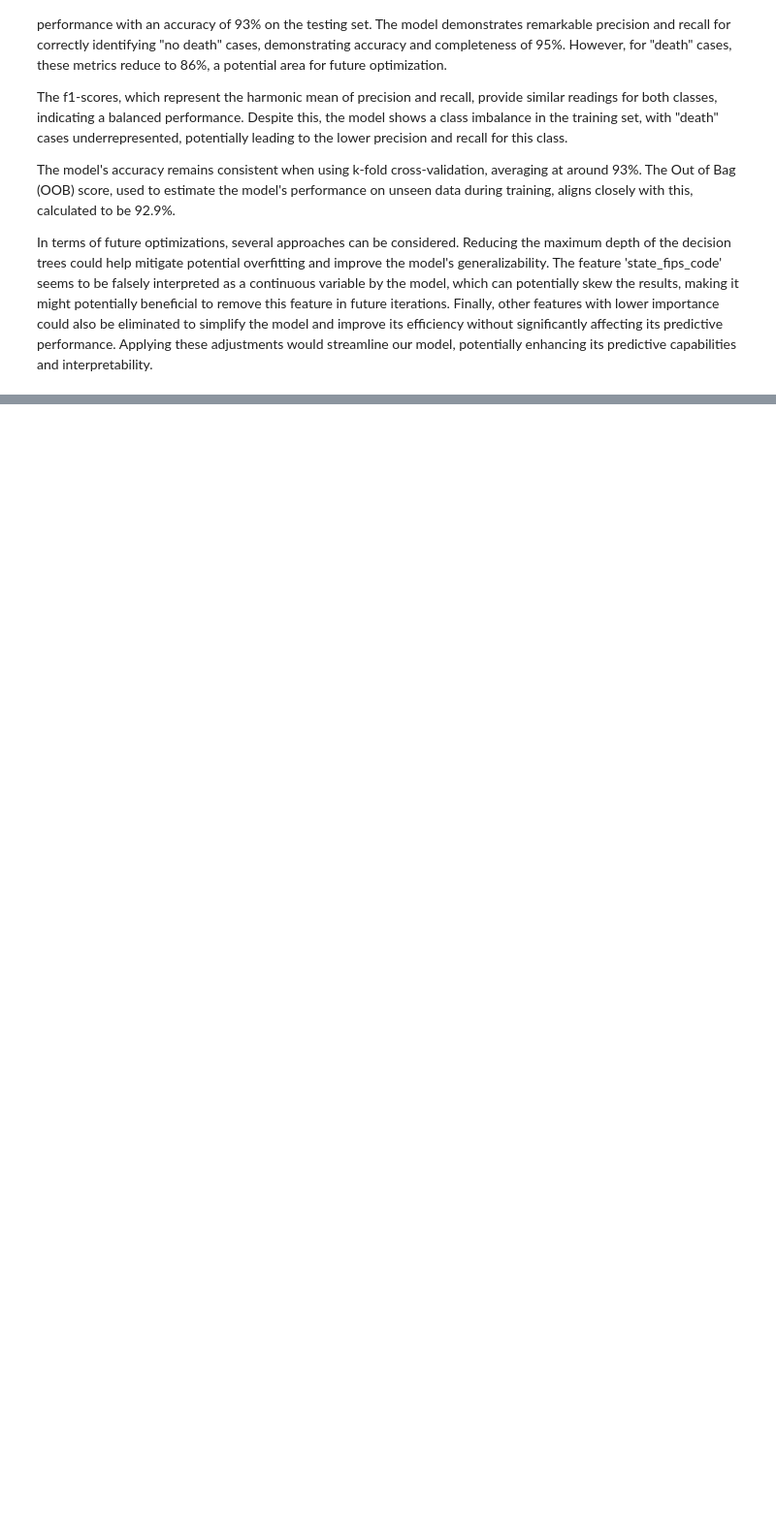
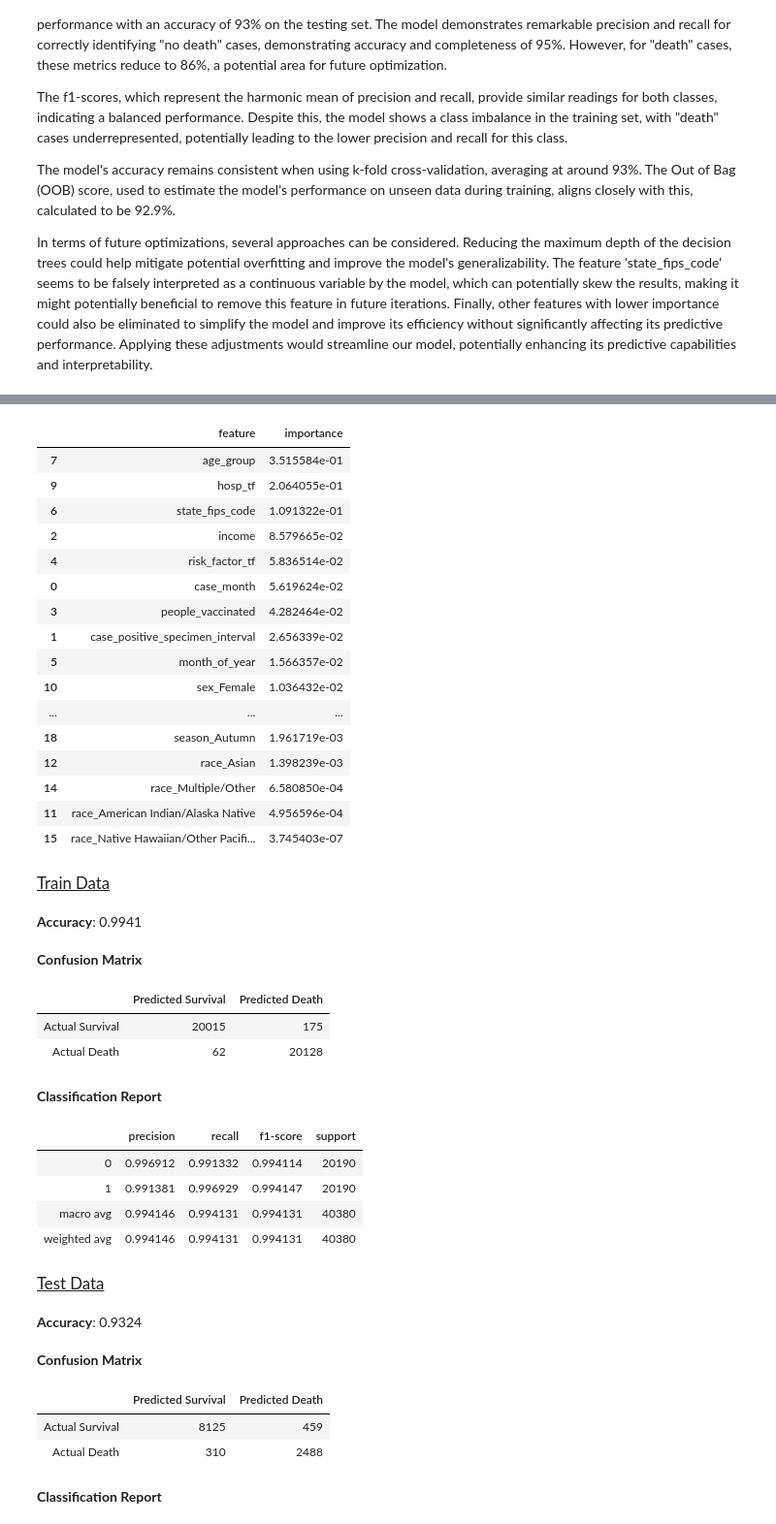
Before and after one commit to tlopesx/Assignment-2, a Jupyter notebook: 22202398_Submission/22202398-Homework2-Notebook.ipynb, the cells around one changed output, grey strips where cells are left out. Shown at 97% size. Cells and saved outputs as stored; diff of their text form; code cells hidden in the pictures; blank space fills up the shorter version.

```diff
--- a/22202398_Submission/22202398-Homework2-Notebook.ipynb
+++ b/22202398_Submission/22202398-Homework2-Notebook.ipynb
@@ -2317,0 +2334,21 @@ In terms of future optimizations, several approaches can be considered. Reducing
+# %%
+def train_and_evaluate_random_forest(X_train, y_train, n_estimators=100, max_features='auto', max_depth=None, X_test=X_test):
+    # Train RF with specified number of trees and max features
+    rfc = RandomForestClassifier(n_estimators=n_estimators, max_features=max_features, max_depth=max_depth, oob_score=True, random_state=1)
+    rfc.fit(X_train, y_train)
+
+    # Show the feature importance
+    importance = pd.DataFrame({'feature': X_train.columns, 'importance': rfc.feature_importances_})
+    display(importance.sort_values('importance', ascending=False))
+
+    # Using the trained model, on in-sample data (same sample used for training and test), print actual vs predicted values
+    rfc_predictions_train = rfc.predict(X_train)
+    df_true_vs_rfc_predicted_train = pd.DataFrame({'ActualClass': y_train, 'PredictedClass': rfc_predictions_train})
+
+    # Using the trained model, on out-of-sample data (test set), print actual vs predicted values
+    rfc_predictions_test = rfc.predict(X_test)
+    df_true_vs_rfc_predicted_test = pd.DataFrame({'ActualClass': y_test, 'PredictedClass': rfc_predictions_test})
+
+    # Display classification measures
+    evaluate_classification('Train', y_train, rfc_predictions_train)
+    evaluate_classification('Test', y_test, rfc_predictions_test)
@@ -2317,0 +2359,42 @@ In terms of future optimizations, several approaches can be considered. Reducing
+# %%
+smote = SMOTE(sampling_strategy='minority')
+X_train_opt1, y_train_opt1 = smote.fit_resample(X_train, y_train)
+
+train_and_evaluate_random_forest(X_train_opt1, y_train_opt1)
+# %% [output]
+|  | feature | importance |
+| 7 | age_group | 3.515584e-01 |
+| 9 | hosp_tf | 2.064055e-01 |
+| 6 | state_fips_code | 1.091322e-01 |
+| 2 | income | 8.579665e-02 |
+| 4 | risk_factor_tf | 5.836514e-02 |
+| 0 | case_month | 5.619624e-02 |
+| 3 | people_vaccinated | 4.282464e-02 |
+| 1 | case_positive_specimen_interval | 2.656339e-02 |
+| 5 | month_of_year | 1.566357e-02 |
+| 10 | sex_Female | 1.036432e-02 |
+| ... | ... | ... |
+| 18 | season_Autumn | 1.961719e-03 |
+| 12 | race_Asian | 1.398239e-03 |
+| 14 | race_Multiple/Other | 6.580850e-04 |
+| 11 | race_American Indian/Alaska Native | 4.956596e-04 |
+| 15 | race_Native Hawaiian/Other Pacifi... | 3.745403e-07 |
+Train Data
+Accuracy: 0.9941
+Confusion Matrix
+|  | Predicted Survival | Predicted Death |
+| Actual Survival | 20015 | 175 |
+| Actual Death | 62 | 20128 |
+Classification Report
+|  | precision | recall | f1-score | support |
+| 0 | 0.996912 | 0.991332 | 0.994114 | 20190 |
+| 1 | 0.991381 | 0.996929 | 0.994147 | 20190 |
+| macro avg | 0.994146 | 0.994131 | 0.994131 | 40380 |
+| weighted avg | 0.994146 | 0.994131 | 0.994131 | 40380 |
+Test Data
+Accuracy: 0.9324
+Confusion Matrix
+|  | Predicted Survival | Predicted Death |
+| Actual Survival | 8125 | 459 |
+| Actual Death | 310 | 2488 |
+Classification Report
```
Also changed, not shown: parts of 39 cells of this notebook.
